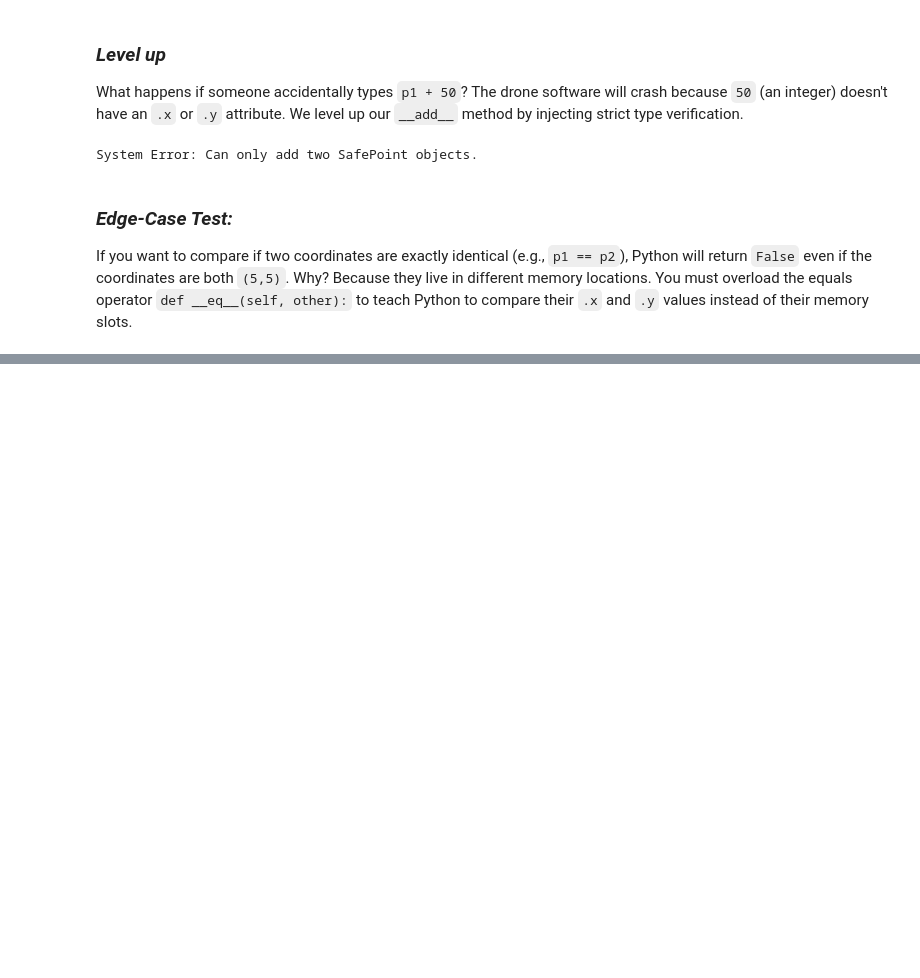
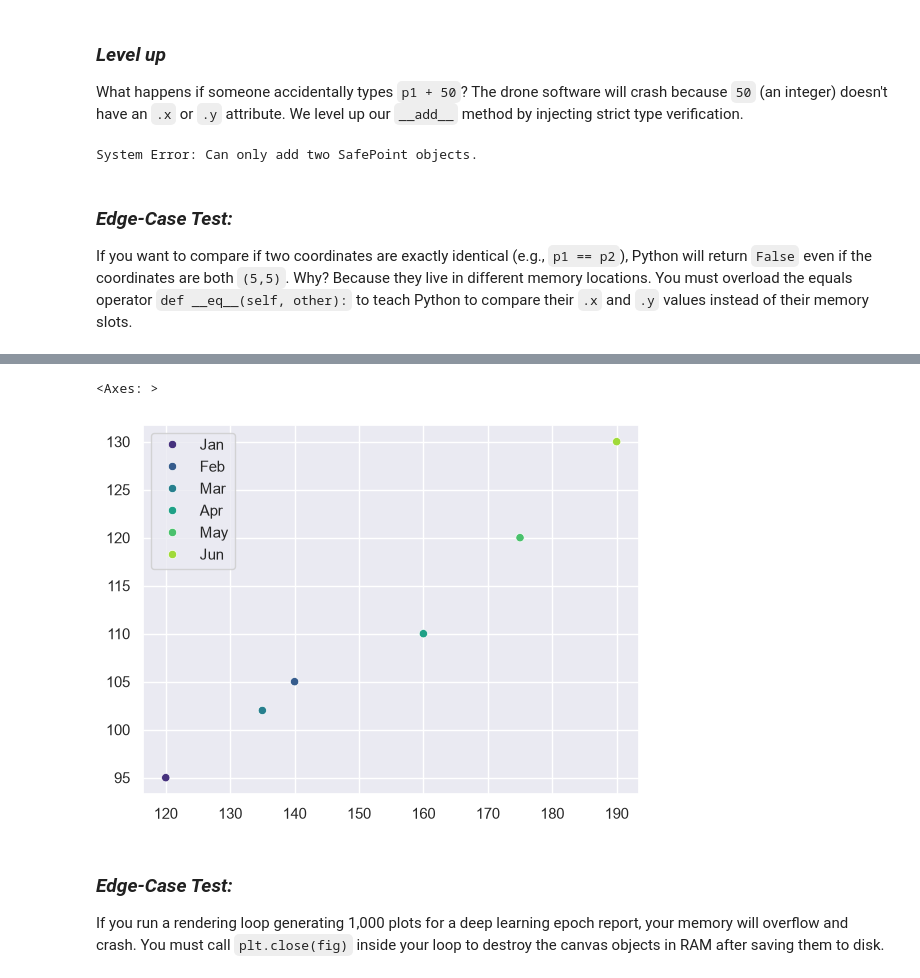
Before and after one commit to AnshulGhildiyal/UPES_590031643, a Jupyter notebook: UPES_PG_Template/Subjects/Bridge-Course/Practice/Assignment_1.ipynb, the cells around one changed output, grey strips where cells are left out. Cells and saved outputs as stored; diff of their text form; code cells hidden in the pictures; blank space fills up the shorter version.

```diff
--- a/UPES_PG_Template/Subjects/Bridge-Course/Practice/Assignment_1.ipynb
+++ b/UPES_PG_Template/Subjects/Bridge-Course/Practice/Assignment_1.ipynb
@@ -3446,0 +3862,10 @@ If you want to compare if two coordinates are exactly identical (e.g., `p1 == p2
+# %%
+import seaborn as sns
+sns.set_theme(style="darkgrid")
+sns.scatterplot(x=sales, y=expenses, hue=months, palette="viridis")
+# %% [output]
+<Axes: >
+[figure, added]
+# %% [markdown]
+### ***Edge-Case Test:***
+If you run a rendering loop generating 1,000 plots for a deep learning epoch report, your memory will overflow and crash. You must call `plt.close(fig)` inside your loop to destroy the canvas objects in RAM after saving them to disk.
```
Also changed, not shown: parts of 47 cells of this notebook, 6 other files.
